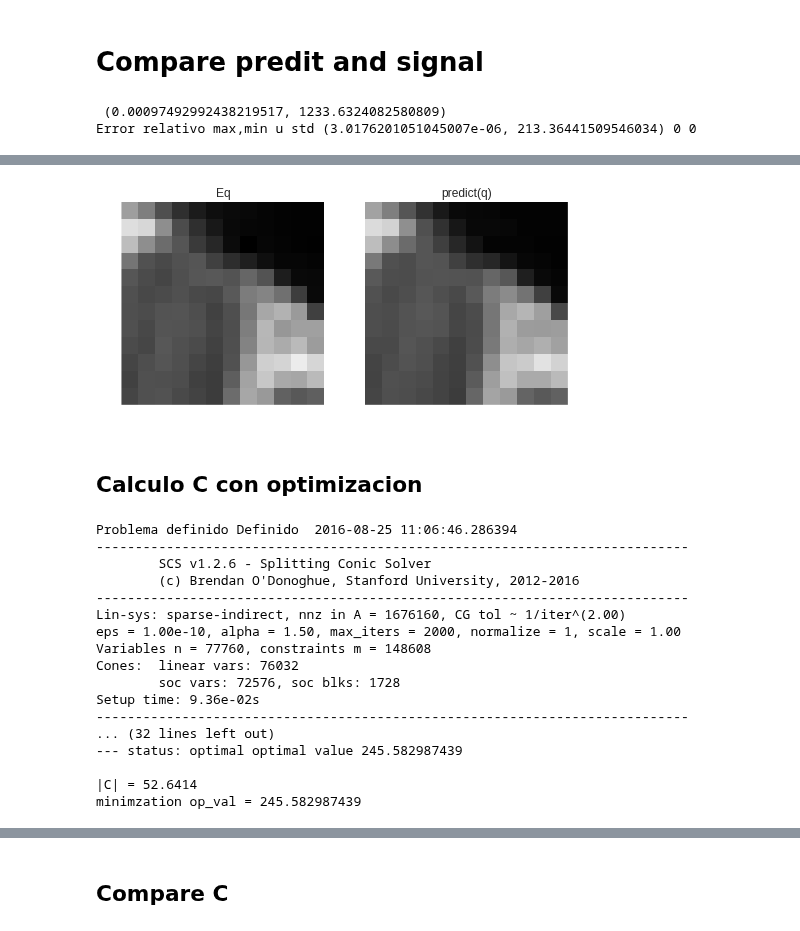
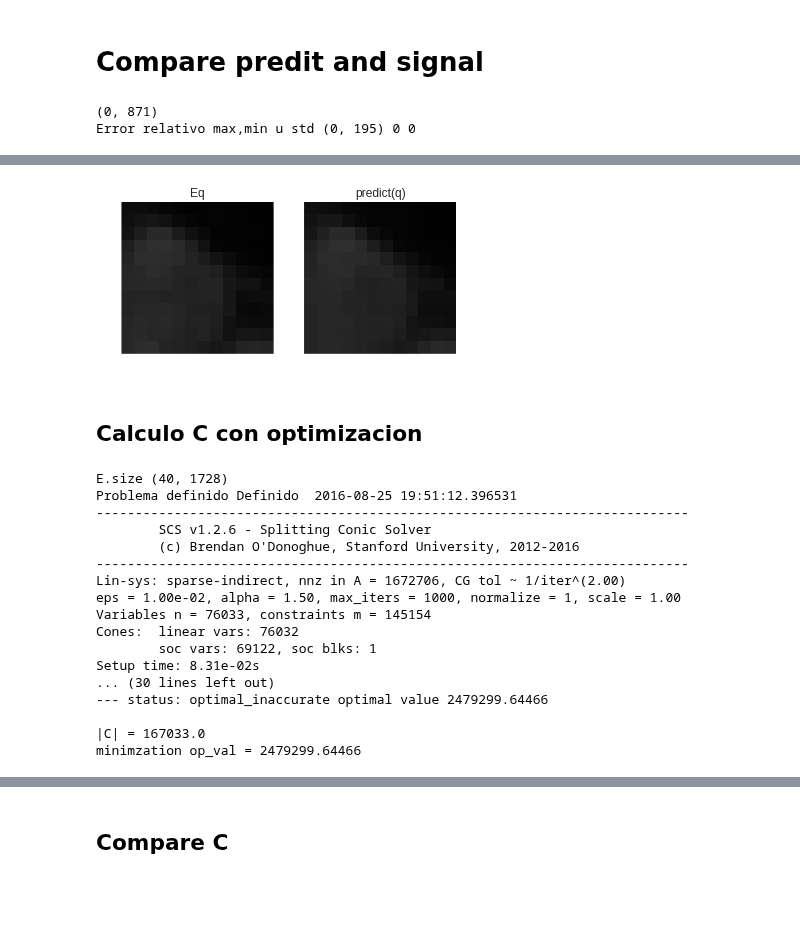
Before and after one commit to egomezsumma/iqt, a Jupyter notebook: Mapl test.ipynb, the cells around one changed output, grey strips where cells are left out. Saved outputs shown, nothing was run; the diff lists cells and outputs as text; code cells hidden in the pictures; blank space fills up the shorter version.

```diff
--- a/Mapl test.ipynb
+++ b/Mapl test.ipynb
@@ -83,11 +83,22 @@ print S0.shape, i_hr.shape, 'bvals=',list(set(gtab.bvals))
 # %%
+
+def getM(radial_order, mu, gtab, tau):
+    r'''Recovers the reconstructed signal for any qvalue array or
+        gradient table.
+        '''
+    qvals = np.sqrt(gtab.bvals / tau) / (2 * np.pi)
+    q = qvals[:, None] * gtab.bvecs
+    M = mp.mapmri_isotropic_phi_matrix(radial_order, mu[0], q)
+    return  M
+
+
 """
 Asi tal cual me sugerio Rutger que invoque a los parametros
 """
+reload(mp)
 radial_order = 4
-reload(mapmri)
 #Fiteo el model
-map_model = mapmri.MapmriModel(gtab,
+map_model = mp.MapmriModel(gtab,
                             radial_order=radial_order,
                             laplacian_regularization=True,
                             laplacian_weighting=0.2,
@@ -95,5 +106,12 @@ map_model = mapmri.MapmriModel(gtab,
                             dti_scale_estimation=False)
 # Fiteo la data
 map_model_fit = map_model.fit(i_hr)
-map_model_fit.mapmri_coeff.shape
+tau = map_model.tau
+mu = map_model_fit.mu[0,0,0]
+print 'mu.shape', mu.shape
+Morig = getM(radial_order, mu, gtab, tau)
+Corig = map_model_fit.mapmri_coeff
+print 'Corig.shape', Corig.shape
+print 'Morig.shape', Morig.shape
+print 'Tau', tau
 # %% [output]
@@ -101,8 +121,0 @@ map_model_fit.mapmri_coeff.shape
-# %%
-# Multiplico por S0 para que se vea como i_hr
-Eq_reconst_orig = map_model_fit.fitted_signal(gtab)
-
-for b in xrange(Eq_reconst_orig.shape[3]):
-    Eq_reconst_orig[:,:,:,b] = Eq_reconst_orig[:,:,:,b]*S0.mean(axis=3)
-
-print 'Eq_recons desp div S0 max min', mm(Eq_reconst_orig)
@@ -118,9 +179,7 @@ print mm(err_mapmrifit)
 print 'Error relativo max,min u std', mm(err_rel_mapmrifit), int(err_rel_mapmrifit.mean()), \
                                       int(np.std(err_rel_mapmrifit))
 
-img_utils._isc(i_hr, Eq_reconst_orig, vmin=0, vmax=Eq_reconst_orig.max(), titles=['Eq', 'predict(q)'])
-
-mm(Eq_reconst_orig)
+img_utils._isc(i_hr, Eq_reconst_orig,b=b, vmin=0, vmax=i_hr.max(), titles=['Eq', 'predict(q)'])
 # %% [output]
- (0.00097492992438219517, 1233.6324082580809)
-Error relativo max,min u std (3.0176201051045007e-06, 213.36441509546034) 0 0
+(0, 871)
+Error relativo max,min u std (0, 195) 0 0
@@ -128,4 +187,4 @@ Error relativo max,min u std (3.0176201051045007e-06, 213.36441509546034) 0 0
-[figure, old version]
+[figure, new version]
 # %% [markdown]
 ## Calculo C con optimizacion
 # %%
@@ -196,16 +235,16 @@ def define_opt_problem(i_hr, coef, S0):
 
     return prob, cvxM, cvxC
 # %%
-coef=22 # 4 --> 22, 6 --> 50
+Nb=22 # 4 --> 22, 6 --> 50
 Nx, Ny, Nz, bval = i_hr.shape
 vhr = Nx*Ny*Nz
 vhrb = vhr*bval
 
-prob, cvxM, cvxC = define_opt_problem(i_hr, coef, S0.mean(axis=3))
+prob, cvxM, cvxC = define_opt_problem(i_hr, gtab, Morig, tau, Nb, S0.mean(axis=3))
 
 # Solve problem
 start_time = time.time()
-res = prob.solve(solver='SCS', max_iters=2000, eps=1.00e-10, verbose=True)  # Returns the optimal value.
+res = prob.solve(solver='SCS', max_iters=1000, eps=1.00e-02, verbose=True)  # Returns the optimal value.
 seg = time.time() - start_time
 minutes = int(seg / 60)
 print("--- time of optimization : %d' %d'' ---" % (minutes , seg%60))
@@ -216,26 +255,25 @@ print
 if cvxC.value is None :
     print 'FRECONSTRUCTION FAIL :('
 
-C = np.asarray(cvxC.value, dtype='float32').reshape((Nx, Ny, Nz,coef), order='F')
-M = np.asarray(cvxM.value, dtype='float32')
+C = np.asarray(cvxC.value, dtype='float32').reshape((Nx, Ny, Nz,Nb), order='F')
 
 print '|C| =', np.linalg.norm(C)
 print 'minimzation op_val =', prob.value
 # %% [output]
-Problema definido Definido  2016-08-25 11:06:46.286394
+E.size (40, 1728)
+Problema definido Definido  2016-08-25 19:51:12.396531
 ----------------------------------------------------------------------------
         SCS v1.2.6 - Splitting Conic Solver
         (c) Brendan O'Donoghue, Stanford University, 2012-2016
 ----------------------------------------------------------------------------
-Lin-sys: sparse-indirect, nnz in A = 1676160, CG tol ~ 1/iter^(2.00)
-eps = 1.00e-10, alpha = 1.50, max_iters = 2000, normalize = 1, scale = 1.00
-Variables n = 77760, constraints m = 148608
+Lin-sys: sparse-indirect, nnz in A = 1672706, CG tol ~ 1/iter^(2.00)
+eps = 1.00e-02, alpha = 1.50, max_iters = 1000, normalize = 1, scale = 1.00
+Variables n = 76033, constraints m = 145154
 Cones:  linear vars: 76032
-        soc vars: 72576, soc blks: 1728
-Setup time: 9.36e-02s
-----------------------------------------------------------------------------
-... (32 lines left out)
---- status: optimal optimal value 245.582987439
+        soc vars: 69122, soc blks: 1
+Setup time: 8.31e-02s
+... (30 lines left out)
+--- status: optimal_inaccurate optimal value 2479299.64466
 
-|C| = 52.6414
-minimzation op_val = 245.582987439
+|C| = 167033.0
+minimzation op_val = 2479299.64466
```
Also changed, not shown: parts of 17 cells of this notebook, 7 other files.
